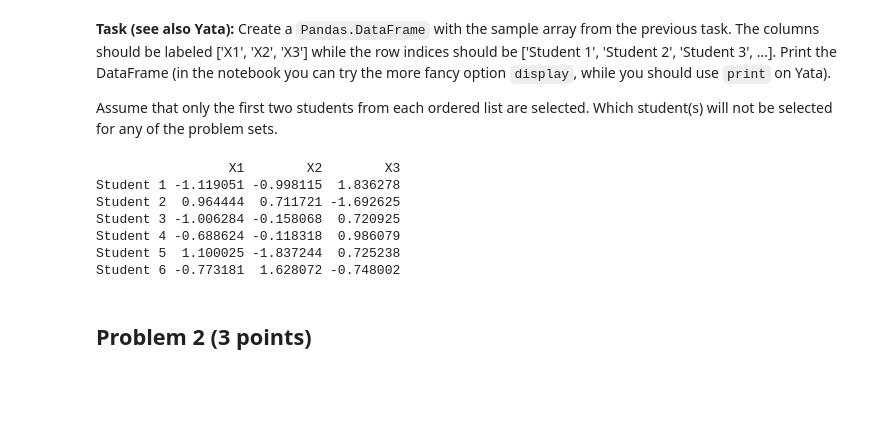
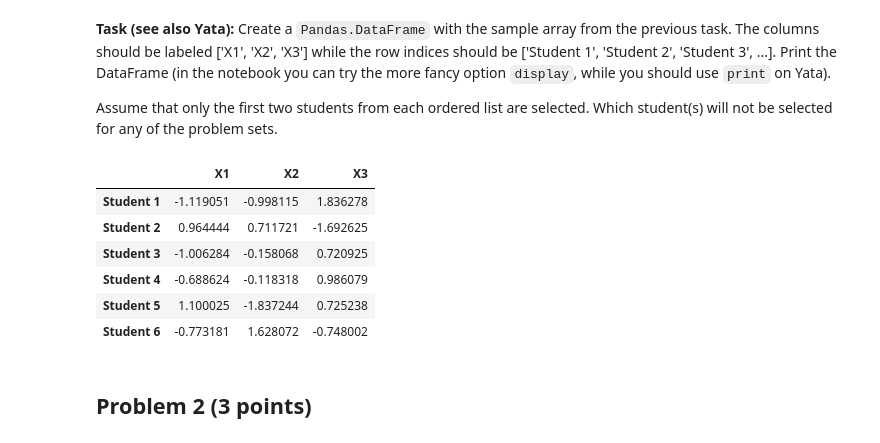
Before and after one commit to stommen/tif285, a Jupyter notebook: hand-ins/pub/ProblemSets/Set1/TIF285_ps1_basic_problems.ipynb, the cells around one changed output. Drawn from its saved outputs; the diff is of its cells as text; code cells hidden in the pictures; blank space fills up the shorter version.

```diff
--- a/hand-ins/pub/ProblemSets/Set1/TIF285_ps1_basic_problems.ipynb
+++ b/hand-ins/pub/ProblemSets/Set1/TIF285_ps1_basic_problems.ipynb
@@ -158,20 +166,20 @@ Assume that only the first two students from each ordered list are selected. Whi
 # %%
 #
 # YOUR CODE HERE
 #
 column_names = ['X'+str(i) for i in range(1,4)]
 students = ['Student '+str(i) for i in range(1,7)]
 
 df = pd.DataFrame(samples, columns=column_names, index=students)
-print(df)
+display(df)
 # %% [output]
-                 X1        X2        X3
-Student 1 -1.119051 -0.998115  1.836278
-Student 2  0.964444  0.711721 -1.692625
-Student 3 -1.006284 -0.158068  0.720925
-Student 4 -0.688624 -0.118318  0.986079
-Student 5  1.100025 -1.837244  0.725238
-Student 6 -0.773181  1.628072 -0.748002
+|  | X1 | X2 | X3 |
+| Student 1 | -1.119051 | -0.998115 | 1.836278 |
+| Student 2 | 0.964444 | 0.711721 | -1.692625 |
+| Student 3 | -1.006284 | -0.158068 | 0.720925 |
+| Student 4 | -0.688624 | -0.118318 | 0.986079 |
+| Student 5 | 1.100025 | -1.837244 | 0.725238 |
+| Student 6 | -0.773181 | 1.628072 | -0.748002 |
 # %% [markdown]
 ## Problem 2 (3 points)
 # %% [markdown]
```
Also changed, not shown: parts of 14 cells of this notebook.
